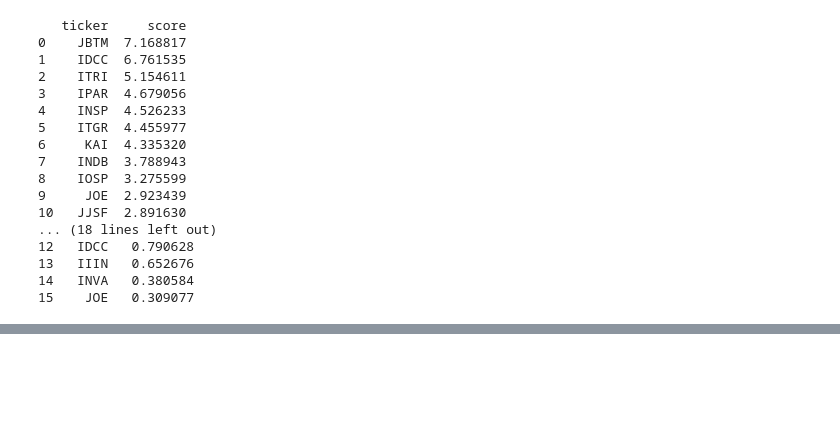
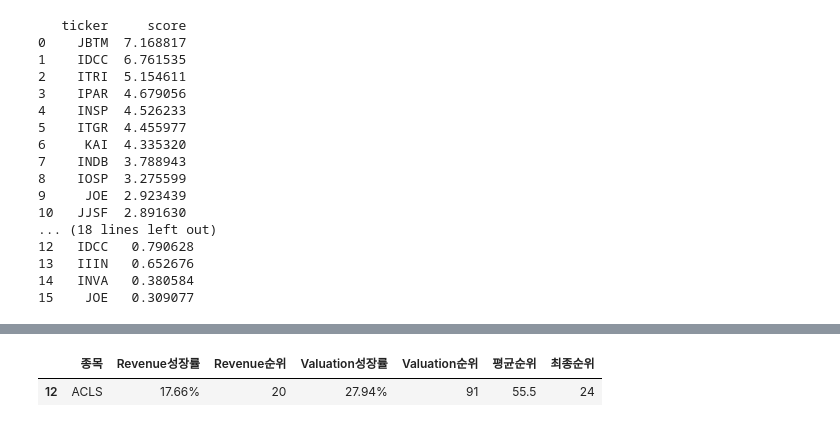
Before and after one commit to stox74/stock_forecast, a Jupyter notebook: US_Market/analysis/미국기업_매출_가치평가_DB_확인.ipynb, the cells around one changed output, grey strips where cells are left out. Drawn from its saved outputs; the diff is of its cells as text; code cells hidden in the pictures; blank space fills up the shorter version.

```diff
--- a/US_Market/analysis/미국기업_매출_가치평가_DB_확인.ipynb
+++ b/US_Market/analysis/미국기업_매출_가치평가_DB_확인.ipynb
@@ -263,0 +338,5 @@ value_tops[value_tops['ticker'] == tckr]
+# %%
+display_df[display_df['종목'] == 'ACLS']
+# %% [output]
+|  | 종목 | Revenue성장률 | Revenue순위 | Valuation성장률 | Valuation순위 | 평균순위 | 최종순위 |
+| 12 | ACLS | 17.66% | 20 | 27.94% | 91 | 55.5 | 24 |
```
Also changed, not shown: parts of 5 cells of this notebook, 9 other files.
